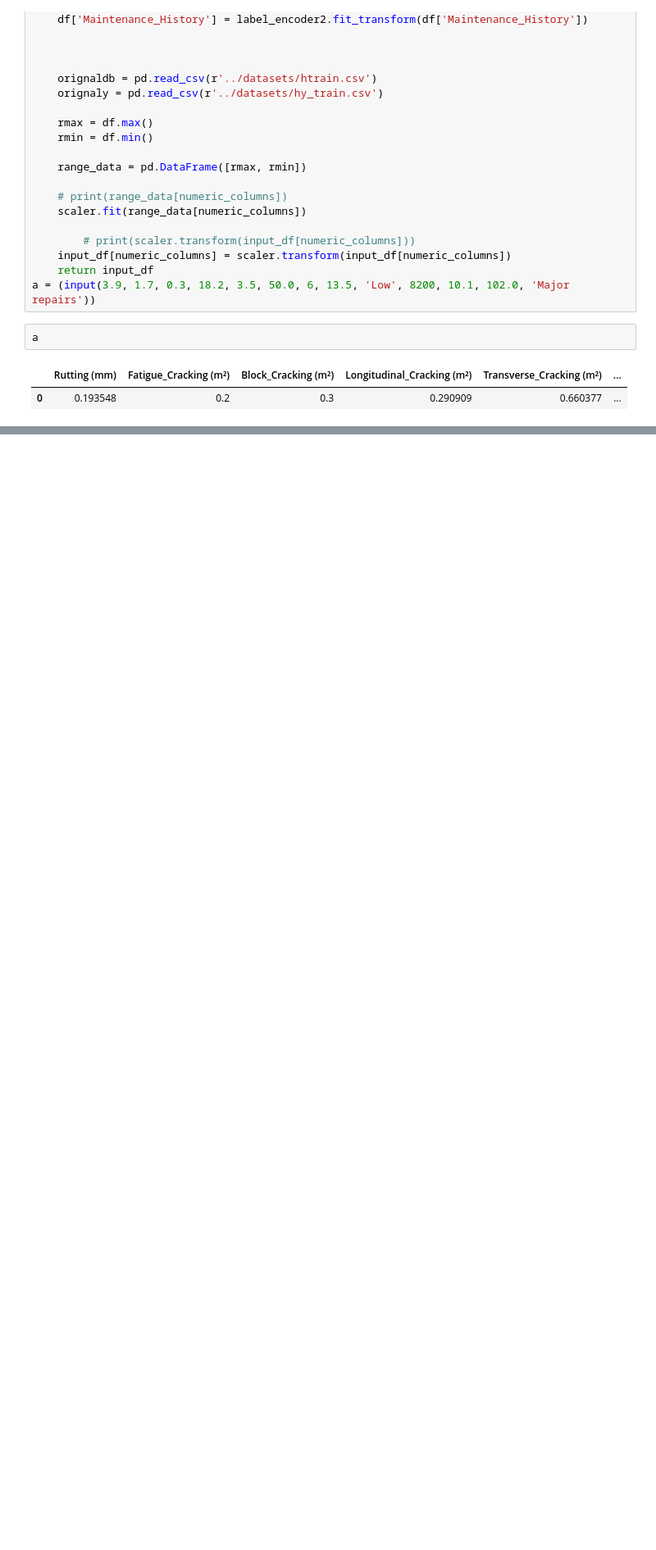
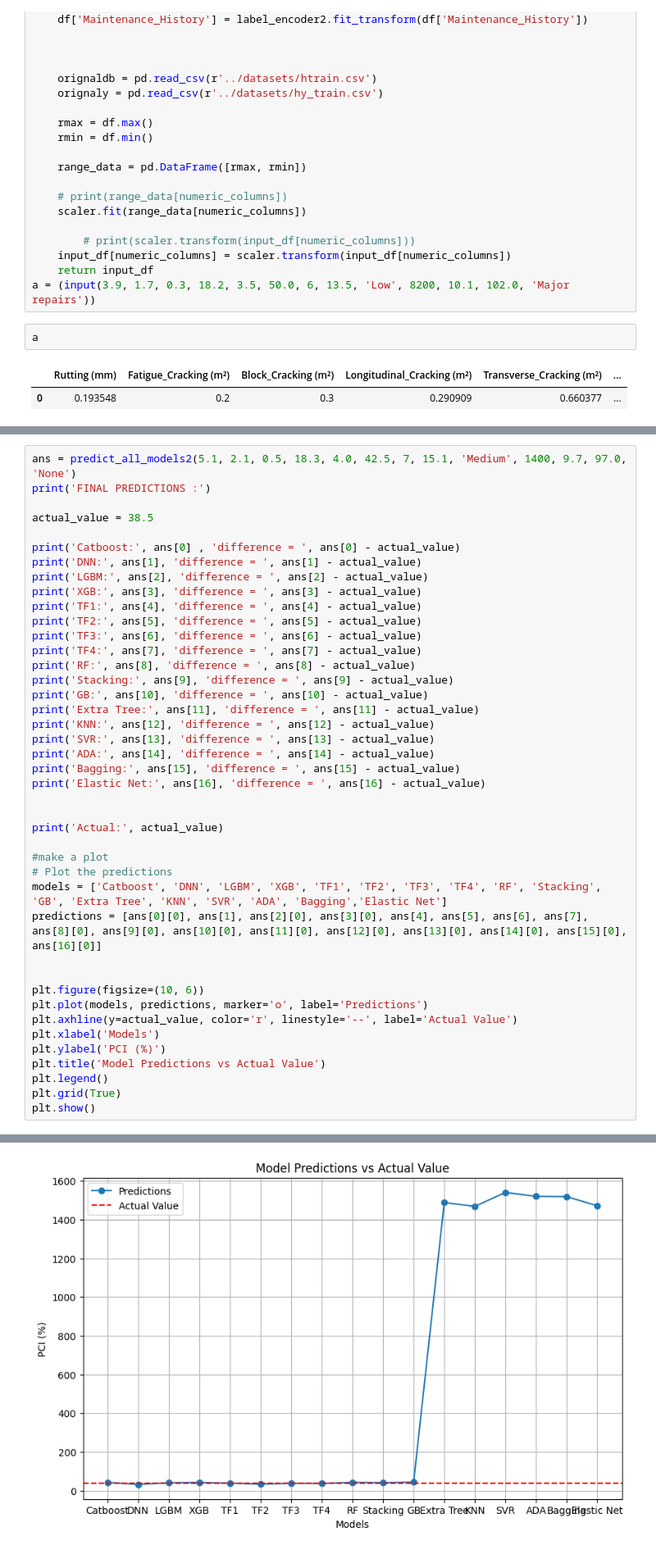
Before and after one commit to nexiouscaliver/pavement-condition-prediction, a Jupyter notebook: notebooks/cat-test.ipynb, the cells around one changed output, grey strips where cells are left out. Shown at 82% size. Saved outputs shown, nothing was run; the diff lists cells and outputs as text; blank space fills up the shorter version.

Commit message:
make script and test some new models

```diff
--- a/notebooks/cat-test.ipynb
+++ b/notebooks/cat-test.ipynb
@@ -552,0 +758,43 @@ a
+# %%
+ans = predict_all_models2(5.1, 2.1, 0.5, 18.3, 4.0, 42.5, 7, 15.1, 'Medium', 1400, 9.7, 97.0, 'None')
+print('FINAL PREDICTIONS :')
+
+actual_value = 38.5
+
+print('Catboost:', ans[0] , 'difference = ', ans[0] - actual_value)
+print('DNN:', ans[1], 'difference = ', ans[1] - actual_value)
+print('LGBM:', ans[2], 'difference = ', ans[2] - actual_value)
+print('XGB:', ans[3], 'difference = ', ans[3] - actual_value)
+print('TF1:', ans[4], 'difference = ', ans[4] - actual_value)
+print('TF2:', ans[5], 'difference = ', ans[5] - actual_value)
+print('TF3:', ans[6], 'difference = ', ans[6] - actual_value)
+print('TF4:', ans[7], 'difference = ', ans[7] - actual_value)
+print('RF:', ans[8], 'difference = ', ans[8] - actual_value)
+print('Stacking:', ans[9], 'difference = ', ans[9] - actual_value)
+print('GB:', ans[10], 'difference = ', ans[10] - actual_value)
+print('Extra Tree:', ans[11], 'difference = ', ans[11] - actual_value)
+print('KNN:', ans[12], 'difference = ', ans[12] - actual_value)
+print('SVR:', ans[13], 'difference = ', ans[13] - actual_value)
+print('ADA:', ans[14], 'difference = ', ans[14] - actual_value)
+print('Bagging:', ans[15], 'difference = ', ans[15] - actual_value)
+print('Elastic Net:', ans[16], 'difference = ', ans[16] - actual_value)
+
+
+print('Actual:', actual_value)
+
+#make a plot
+# Plot the predictions
+models = ['Catboost', 'DNN', 'LGBM', 'XGB', 'TF1', 'TF2', 'TF3', 'TF4', 'RF', 'Stacking', 'GB', 'Extra Tree', 'KNN', 'SVR', 'ADA', 'Bagging','Elastic Net']
+predictions = [ans[0][0], ans[1], ans[2][0], ans[3][0], ans[4], ans[5], ans[6], ans[7], ans[8][0], ans[9][0], ans[10][0], ans[11][0], ans[12][0], ans[13][0], ans[14][0], ans[15][0], ans[16][0]]
+
+
+plt.figure(figsize=(10, 6))
+plt.plot(models, predictions, marker='o', label='Predictions')
+plt.axhline(y=actual_value, color='r', linestyle='--', label='Actual Value')
+plt.xlabel('Models')
+plt.ylabel('PCI (%)')
+plt.title('Model Predictions vs Actual Value')
+plt.legend()
+plt.grid(True)
+plt.show()
+# %% [output]
@@ -552,0 +818 @@ a
+[figure, added]
```
Also changed, not shown: parts of 2 cells of this notebook.
